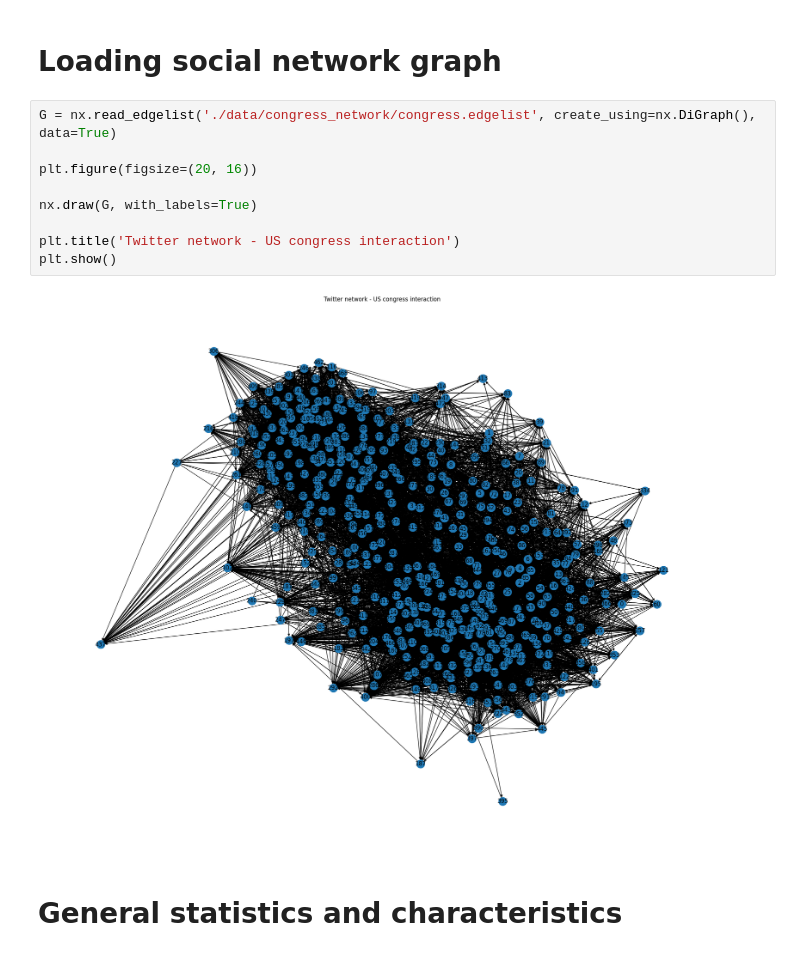
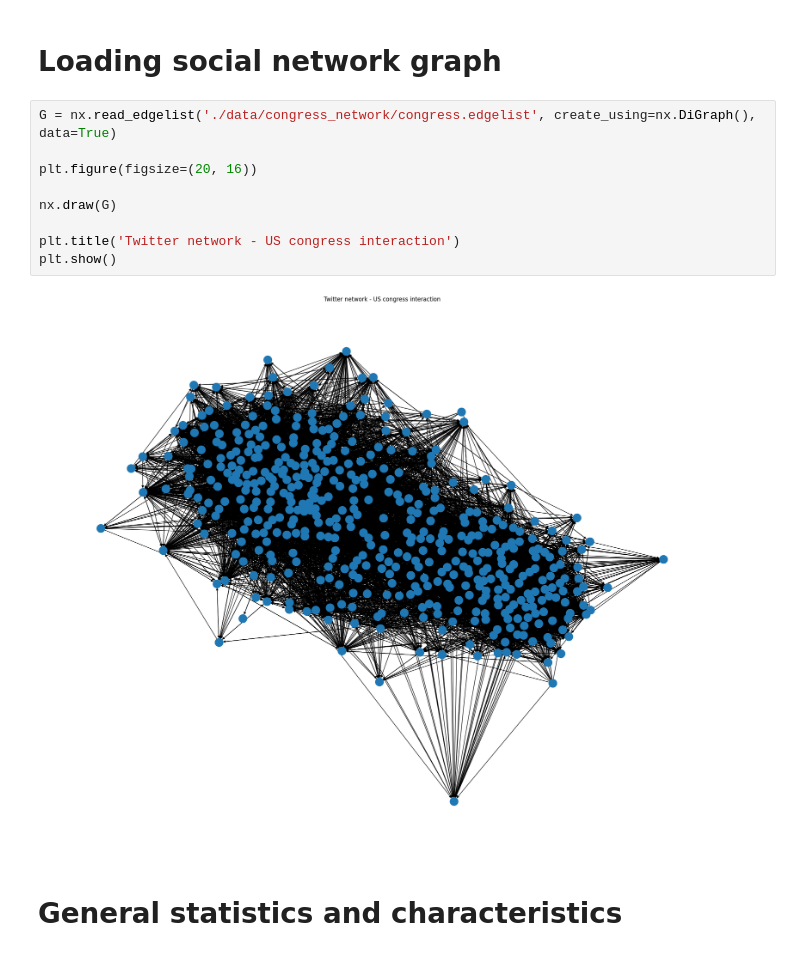
Before and after one commit to monroyminerodiego/visualization-tools-IX, a Jupyter notebook: ML/U2/PortfolioU2/02_relational_analysis.ipynb, the cells around one changed output. Drawn from its saved outputs; the diff is of its cells as text.

```diff
--- a/ML/U2/PortfolioU2/02_relational_analysis.ipynb
+++ b/ML/U2/PortfolioU2/02_relational_analysis.ipynb
@@ -16,14 +16,14 @@ This network dataset was extracted from https://snap.stanford.edu/data/congress-
 # %%
 G = nx.read_edgelist('./data/congress_network/congress.edgelist', create_using=nx.DiGraph(), data=True)
 
 plt.figure(figsize=(20, 16))
 
-nx.draw(G, with_labels=True)
+nx.draw(G)
 
 plt.title('Twitter network - US congress interaction')
 plt.show()
 # %% [output]
-[figure, old version]
+[figure, new version]
 # %% [markdown]
 # General statistics and characteristics
 # %%
```
Also changed, not shown: parts of 9 cells of this notebook.
